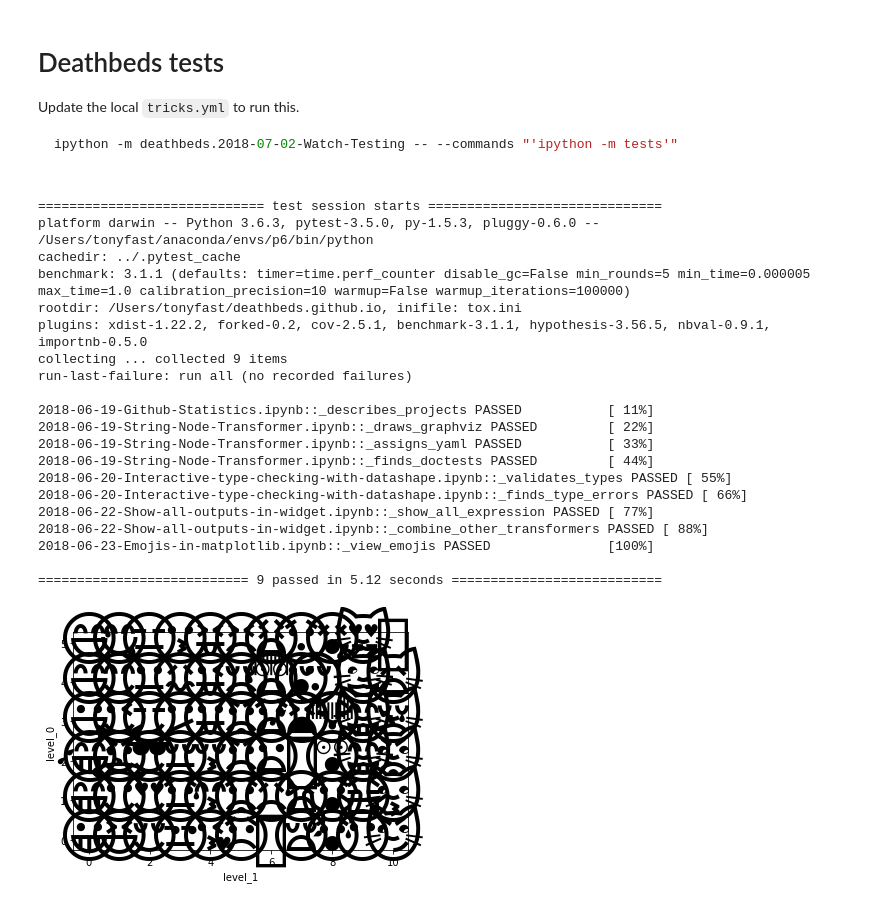
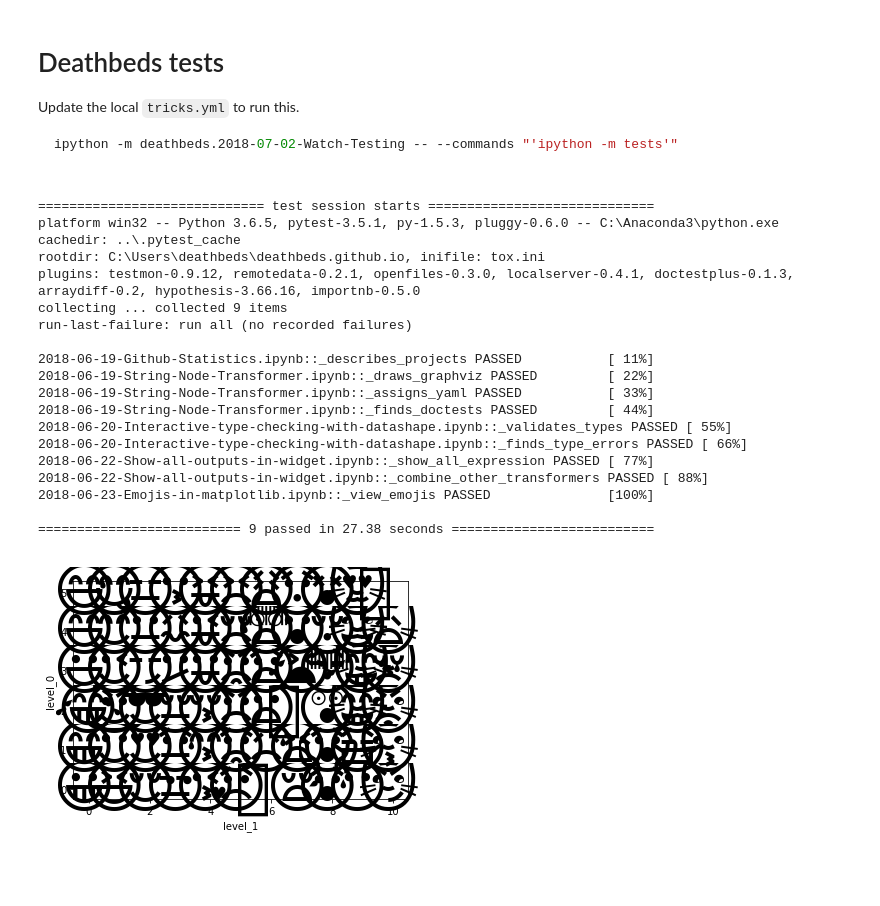
Before and after one commit to deathbeds/deathbeds.github.io, a Jupyter notebook: deathbeds/tests.ipynb, the cells around one changed output. Saved outputs shown, nothing was run; the diff lists cells and outputs as text; code cells hidden in the pictures; blank space fills up the shorter version.

Commit message:
Change test discovery for missing modules

```diff
--- a/deathbeds/tests.ipynb
+++ b/deathbeds/tests.ipynb
@@ -18,41 +17,7 @@ notebooks = list(root.glob(pattern))
 # %%
-if __name__ == '__main__':
-    import pytest
-    cwd = os.getcwd()
-    try:
-        os.chdir(str(root))
-        with capture_output(False, False):
-            pytest.main(
-"""2018-06-19-Github-Statistics.ipynb
+notebooks = """2018-06-19-Github-Statistics.ipynb
 2018-06-19-String-Node-Transformer.ipynb
 2018-06-20-Interactive-type-checking-with-datashape.ipynb
-2018-06-20-OpenCV-and-a-Widget.ipynb
 2018-06-22-Show-all-outputs-in-widget.ipynb
 2018-06-23-Emojis-in-matplotlib.ipynb
---last-failed
---verbose
-""".splitlines()
-        )
-    finally: os.chdir(cwd)
+"""
-# %% [output]
-============================= test session starts ==============================
-platform darwin -- Python 3.6.3, pytest-3.5.0, py-1.5.3, pluggy-0.6.0 -- /Users/tonyfast/anaconda/envs/p6/bin/python
-cachedir: ../.pytest_cache
-benchmark: 3.1.1 (defaults: timer=time.perf_counter disable_gc=False min_rounds=5 min_time=0.000005 max_time=1.0 calibration_precision=10 warmup=False warmup_iterations=100000)
-rootdir: /Users/tonyfast/deathbeds.github.io, inifile: tox.ini
-plugins: xdist-1.22.2, forked-0.2, cov-2.5.1, benchmark-3.1.1, hypothesis-3.56.5, nbval-0.9.1, importnb-0.5.0
-collecting ... collected 9 items
-run-last-failure: run all (no recorded failures)
-
-2018-06-19-Github-Statistics.ipynb::_describes_projects PASSED           [ 11%]
-2018-06-19-String-Node-Transformer.ipynb::_draws_graphviz PASSED         [ 22%]
-2018-06-19-String-Node-Transformer.ipynb::_assigns_yaml PASSED           [ 33%]
-2018-06-19-String-Node-Transformer.ipynb::_finds_doctests PASSED         [ 44%]
-2018-06-20-Interactive-type-checking-with-datashape.ipynb::_validates_types PASSED [ 55%]
-2018-06-20-Interactive-type-checking-with-datashape.ipynb::_finds_type_errors PASSED [ 66%]
-2018-06-22-Show-all-outputs-in-widget.ipynb::_show_all_expression PASSED [ 77%]
-2018-06-22-Show-all-outputs-in-widget.ipynb::_combine_other_transformers PASSED [ 88%]
-2018-06-23-Emojis-in-matplotlib.ipynb::_view_emojis PASSED               [100%]
-
-=========================== 9 passed in 5.12 seconds ===========================
-[figure, removed]
@@ -58,0 +28,31 @@ run-last-failure: run all (no recorded failures)
+# %%
+opts = __import__('sys').argv[1:] if globals().get('__file__', None) else '--verbose --last-failed'.split()
+# %%
+if __name__ == '__main__':
+    import pytest
+    cwd = os.getcwd()
+    try:
+        os.chdir(str(root))
+        with capture_output(False, False): pytest.main(notebooks.splitlines() + opts)
+    finally: os.chdir(cwd)
+# %% [output]
+============================= test session starts =============================
+platform win32 -- Python 3.6.5, pytest-3.5.1, py-1.5.3, pluggy-0.6.0 -- C:\Anaconda3\python.exe
+cachedir: ..\.pytest_cache
+rootdir: C:\Users\deathbeds\deathbeds.github.io, inifile: tox.ini
+plugins: testmon-0.9.12, remotedata-0.2.1, openfiles-0.3.0, localserver-0.4.1, doctestplus-0.1.3, arraydiff-0.2, hypothesis-3.66.16, importnb-0.5.0
+collecting ... collected 9 items
+run-last-failure: run all (no recorded failures)
+
+2018-06-19-Github-Statistics.ipynb::_describes_projects PASSED           [ 11%]
+2018-06-19-String-Node-Transformer.ipynb::_draws_graphviz PASSED         [ 22%]
+2018-06-19-String-Node-Transformer.ipynb::_assigns_yaml PASSED           [ 33%]
+2018-06-19-String-Node-Transformer.ipynb::_finds_doctests PASSED         [ 44%]
+2018-06-20-Interactive-type-checking-with-datashape.ipynb::_validates_types PASSED [ 55%]
+2018-06-20-Interactive-type-checking-with-datashape.ipynb::_finds_type_errors PASSED [ 66%]
+2018-06-22-Show-all-outputs-in-widget.ipynb::_show_all_expression PASSED [ 77%]
+2018-06-22-Show-all-outputs-in-widget.ipynb::_combine_other_transformers PASSED [ 88%]
+2018-06-23-Emojis-in-matplotlib.ipynb::_view_emojis PASSED               [100%]
+
+========================== 9 passed in 27.38 seconds ==========================
+[figure, added]
```
Also changed, not shown: parts of 2 cells of this notebook.
